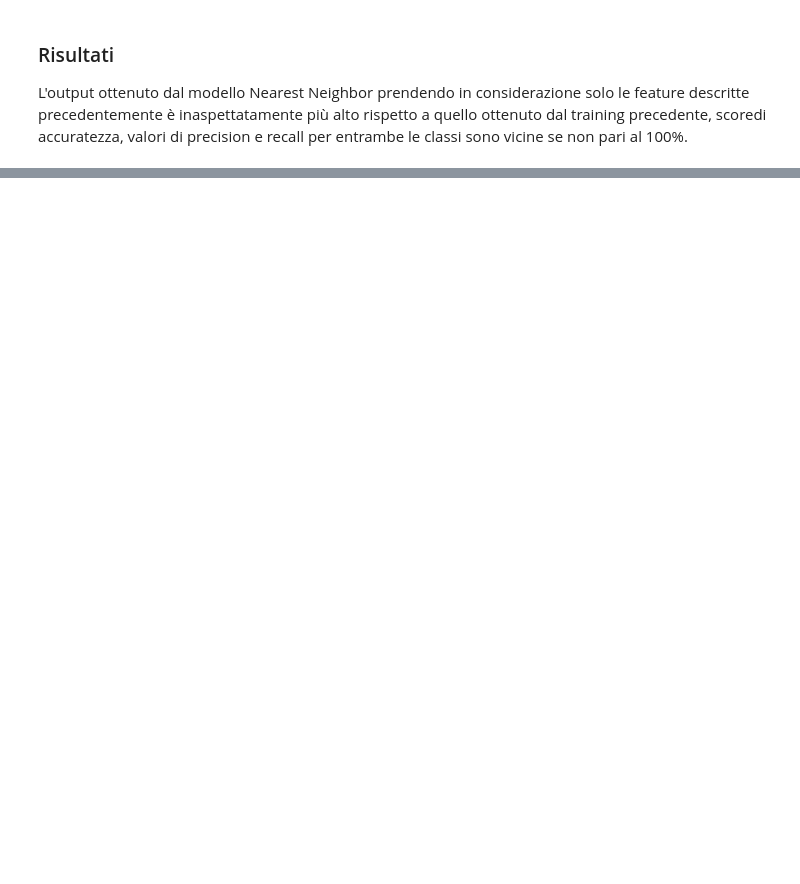
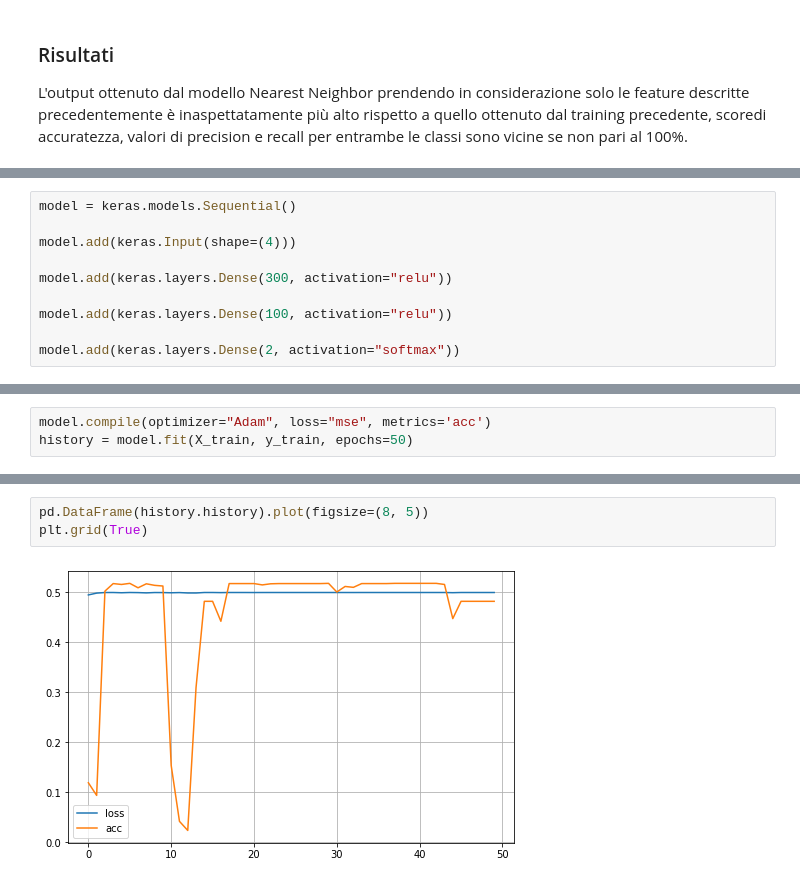
Before and after one commit to simochilo/Fake-Users-Detection, a Jupyter notebook: detection-models.ipynb, the cells around one changed output, grey strips where cells are left out. Drawn from its saved outputs; the diff is of its cells as text; blank space fills up the shorter version.

```diff
--- a/detection-models.ipynb
+++ b/detection-models.ipynb
@@ -407,0 +480,10 @@ L'output ottenuto dal modello Nearest Neighbor prendendo in considerazione solo
+# %%
+model = keras.models.Sequential()
+
+model.add(keras.Input(shape=(4)))
+
+model.add(keras.layers.Dense(300, activation="relu"))
+
+model.add(keras.layers.Dense(100, activation="relu"))
+
+model.add(keras.layers.Dense(2, activation="softmax"))
@@ -407,0 +509,3 @@ L'output ottenuto dal modello Nearest Neighbor prendendo in considerazione solo
+# %%
+model.compile(optimizer="Adam", loss="mse", metrics='acc')
+history = model.fit(X_train, y_train, epochs=50)
@@ -407,0 +530,5 @@ L'output ottenuto dal modello Nearest Neighbor prendendo in considerazione solo
+# %%
+pd.DataFrame(history.history).plot(figsize=(8, 5))
+plt.grid(True)
+# %% [output]
+[figure, added]
```
Also changed, not shown: parts of 21 cells of this notebook, 1 other file.
